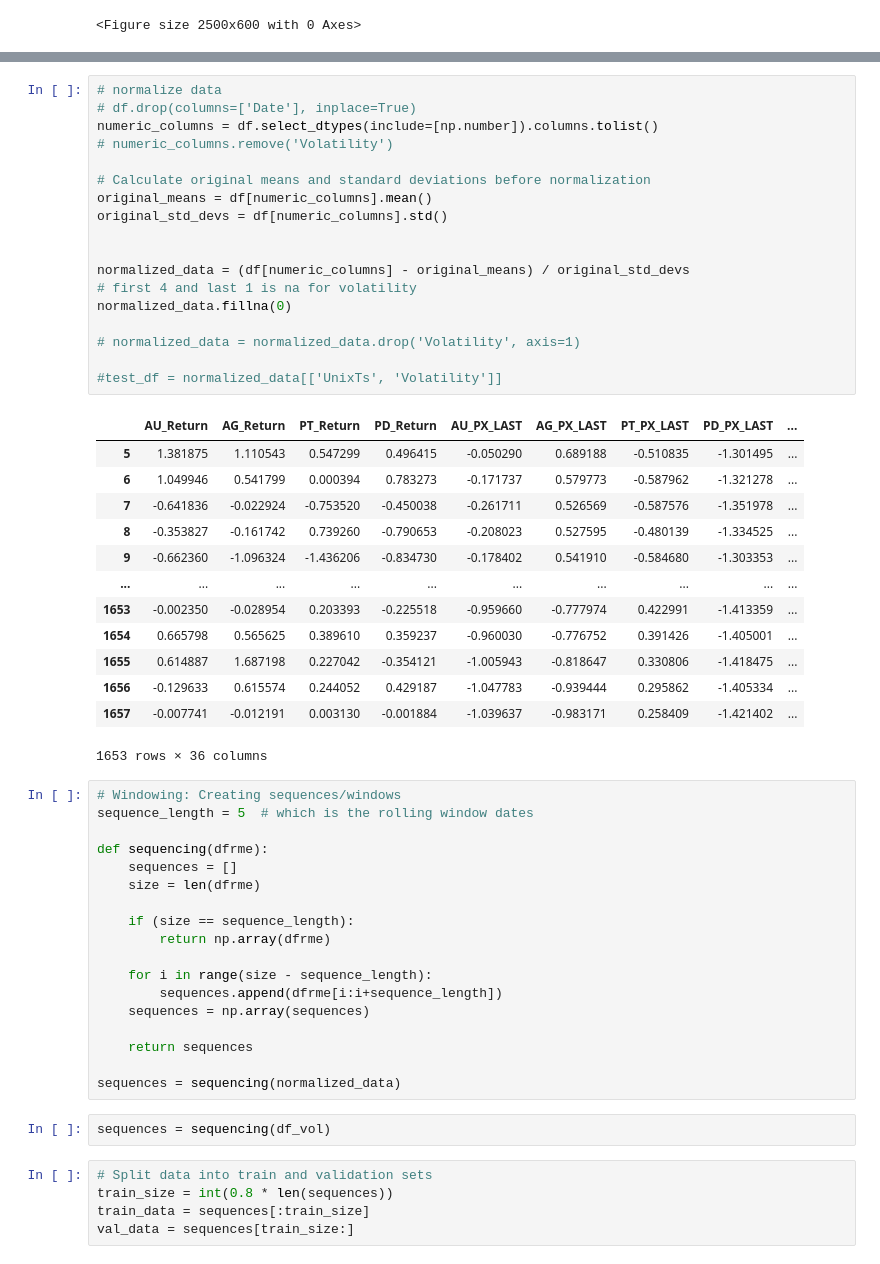
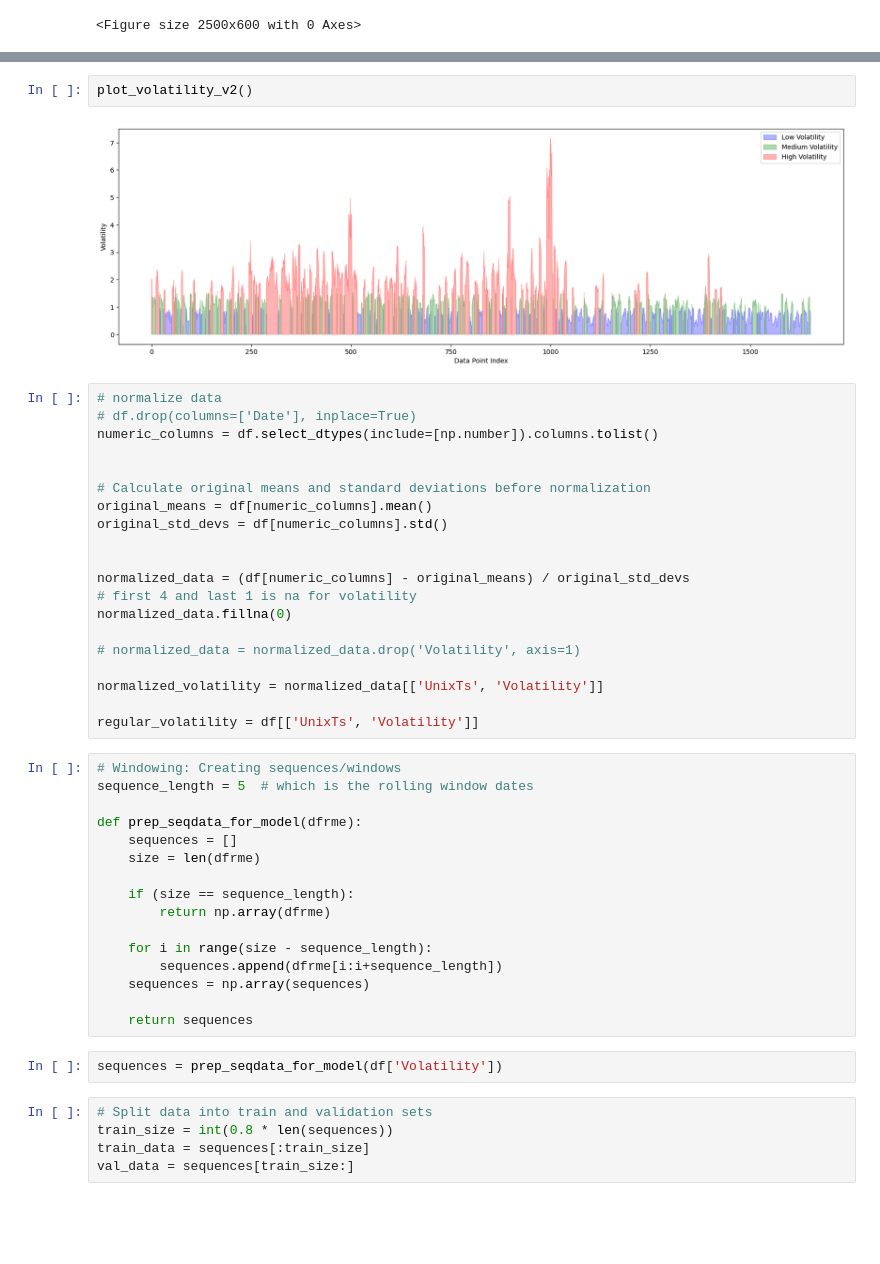
Before and after one commit to helldance/ebac, a Jupyter notebook: regime_ae_5.ipynb, the cells around one changed output, grey strips where cells are left out. Saved outputs shown, nothing was run; the diff lists cells and outputs as text; blank space fills up the shorter version.

```diff
--- a/regime_ae_5.ipynb
+++ b/regime_ae_5.ipynb
@@ -164,8 +182,12 @@ df_vol = day_volatility.to_frame()
+# %%
+plot_volatility_v2()
+# %% [output]
+[figure, added]
 # %%
 # normalize data
 # df.drop(columns=['Date'], inplace=True)
 numeric_columns = df.select_dtypes(include=[np.number]).columns.tolist()
-# numeric_columns.remove('Volatility')
+
 
 # Calculate original means and standard deviations before normalization
 original_means = df[numeric_columns].mean()
@@ -178,26 +200,14 @@ normalized_data.fillna(0)
 
 # normalized_data = normalized_data.drop('Volatility', axis=1)
 
-#test_df = normalized_data[['UnixTs', 'Volatility']]
+normalized_volatility = normalized_data[['UnixTs', 'Volatility']]
+
+regular_volatility = df[['UnixTs', 'Volatility']]
-# %% [output]
-|  | AU_Return | AG_Return | PT_Return | PD_Return | AU_PX_LAST | AG_PX_LAST | PT_PX_LAST | PD_PX_LAST | ... |
-| 5 | 1.381875 | 1.110543 | 0.547299 | 0.496415 | -0.050290 | 0.689188 | -0.510835 | -1.301495 | ... |
-| 6 | 1.049946 | 0.541799 | 0.000394 | 0.783273 | -0.171737 | 0.579773 | -0.587962 | -1.321278 | ... |
-| 7 | -0.641836 | -0.022924 | -0.753520 | -0.450038 | -0.261711 | 0.526569 | -0.587576 | -1.351978 | ... |
-| 8 | -0.353827 | -0.161742 | 0.739260 | -0.790653 | -0.208023 | 0.527595 | -0.480139 | -1.334525 | ... |
-| 9 | -0.662360 | -1.096324 | -1.436206 | -0.834730 | -0.178402 | 0.541910 | -0.584680 | -1.303353 | ... |
-| ... | ... | ... | ... | ... | ... | ... | ... | ... | ... |
-| 1653 | -0.002350 | -0.028954 | 0.203393 | -0.225518 | -0.959660 | -0.777974 | 0.422991 | -1.413359 | ... |
-| 1654 | 0.665798 | 0.565625 | 0.389610 | 0.359237 | -0.960030 | -0.776752 | 0.391426 | -1.405001 | ... |
-| 1655 | 0.614887 | 1.687198 | 0.227042 | -0.354121 | -1.005943 | -0.818647 | 0.330806 | -1.418475 | ... |
-| 1656 | -0.129633 | 0.615574 | 0.244052 | 0.429187 | -1.047783 | -0.939444 | 0.295862 | -1.405334 | ... |
-| 1657 | -0.007741 | -0.012191 | 0.003130 | -0.001884 | -1.039637 | -0.983171 | 0.258409 | -1.421402 | ... |
-1653 rows × 36 columns
 # %%
 # Windowing: Creating sequences/windows
 sequence_length = 5  # which is the rolling window dates
 
-def sequencing(dfrme):
+def prep_seqdata_for_model(dfrme):
     sequences = []
     size = len(dfrme)
 
@@ -209,10 +219,8 @@ def sequencing(dfrme):
     sequences = np.array(sequences)
 
     return sequences
-
-sequences = sequencing(normalized_data)
-# %%
-sequences = sequencing(df_vol)
+# %%
+sequences = prep_seqdata_for_model(df['Volatility'])
 # %%
 # Split data into train and validation sets
 train_size = int(0.8 * len(sequences))
```
Also changed, not shown: parts of 29 cells of this notebook, 14 other files.
